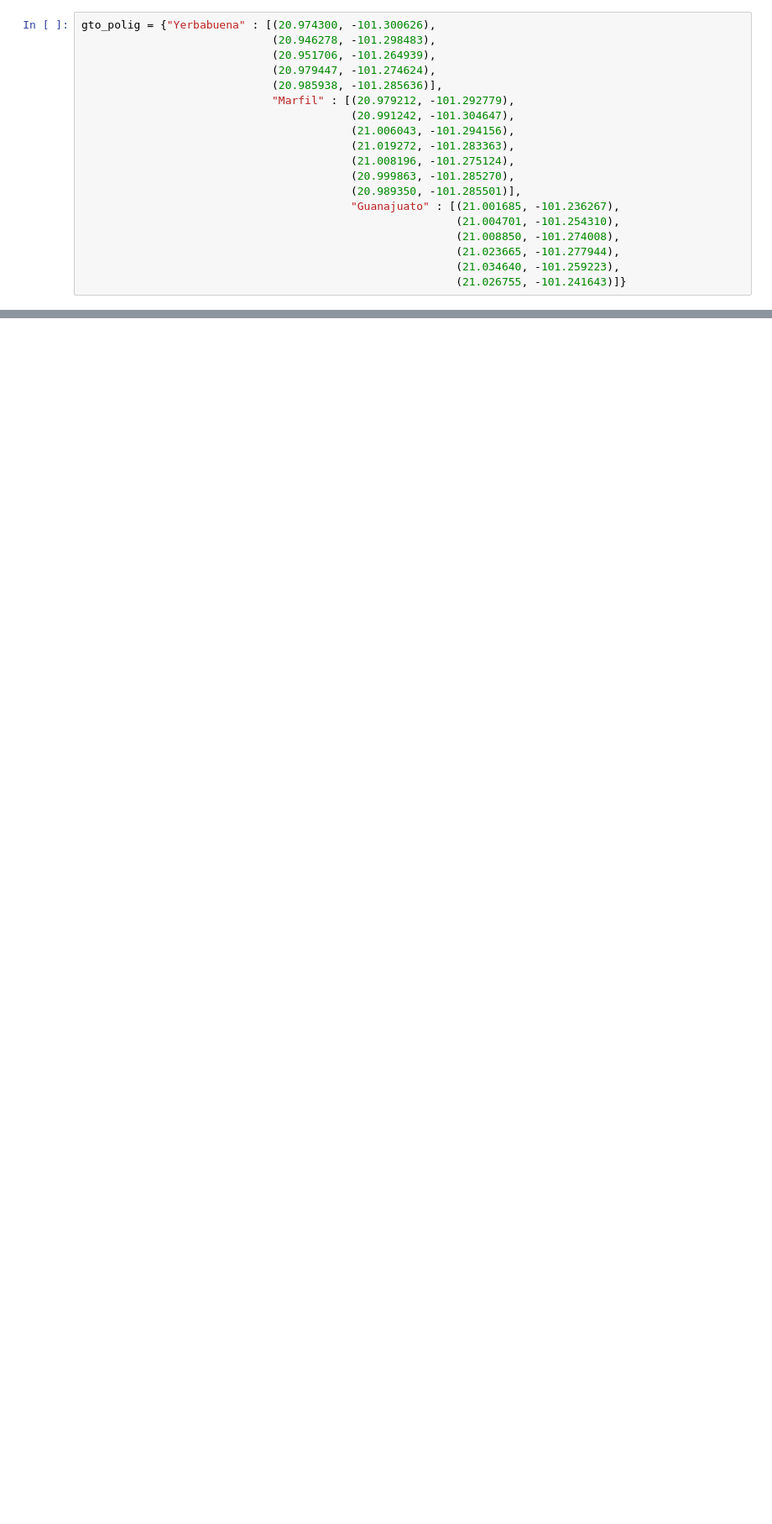
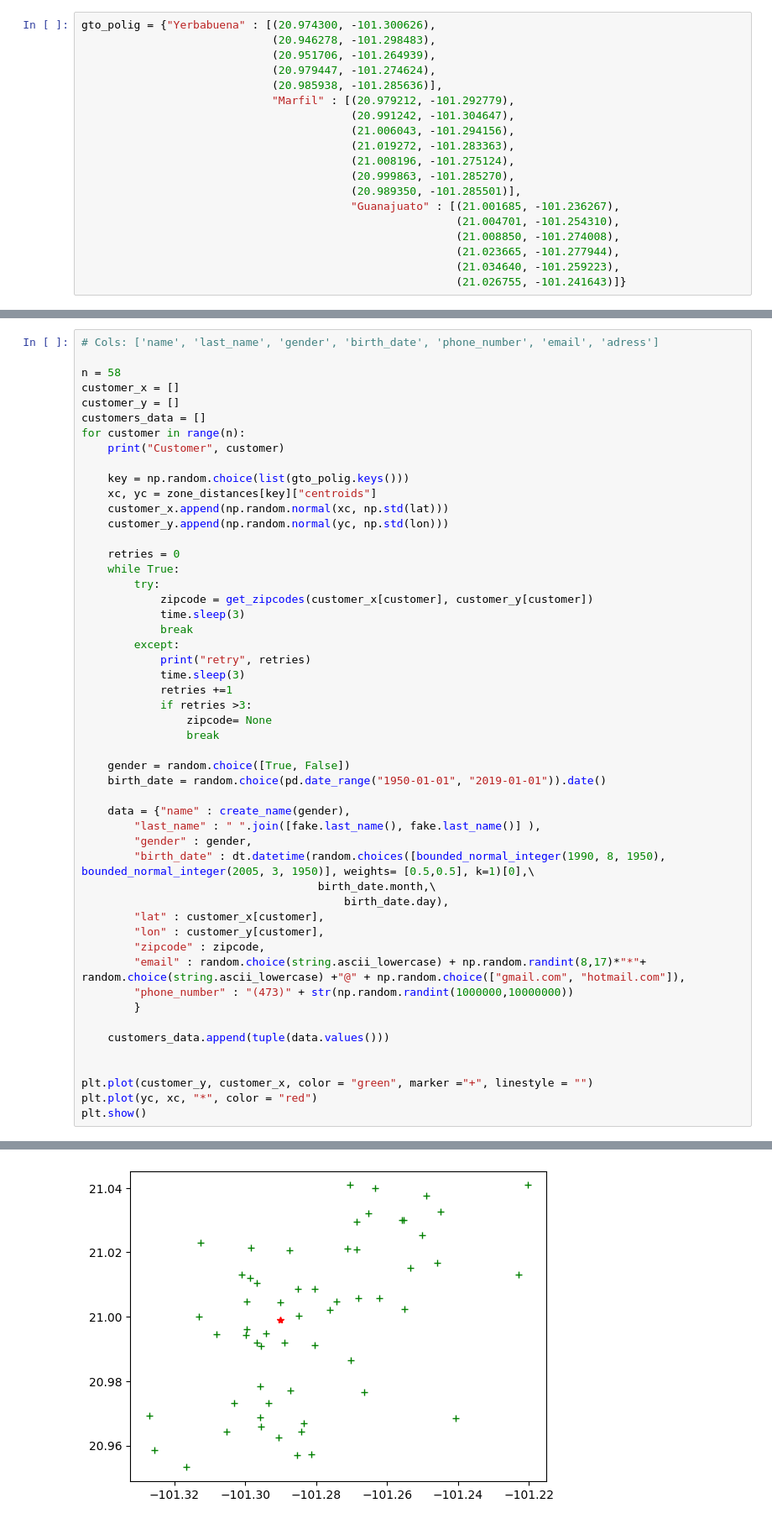
Before and after one commit to BrunoRodriguez274/Data_project, a Jupyter notebook: notebooks/customer_generator.ipynb, the cells around one changed output, grey strips where cells are left out. Shown at 84% size. Saved outputs shown, nothing was run; the diff lists cells and outputs as text; blank space fills up the shorter version.

```diff
--- a/notebooks/customer_generator.ipynb
+++ b/notebooks/customer_generator.ipynb
@@ -150,0 +169,52 @@ plt.show()
+# %%
+# Cols: ['name', 'last_name', 'gender', 'birth_date', 'phone_number', 'email', 'adress']
+
+n = 58
+customer_x = []
+customer_y = []
+customers_data = []
+for customer in range(n):
+    print("Customer", customer)
+
+    key = np.random.choice(list(gto_polig.keys()))
+    xc, yc = zone_distances[key]["centroids"]
+    customer_x.append(np.random.normal(xc, np.std(lat)))
+    customer_y.append(np.random.normal(yc, np.std(lon)))
+
+    retries = 0
+    while True:
+        try:
+            zipcode = get_zipcodes(customer_x[customer], customer_y[customer])
+            time.sleep(3)
+            break
+        except:
+            print("retry", retries)
+            time.sleep(3)
+            retries +=1
+            if retries >3:
+                zipcode= None
+                break
+
+    gender = random.choice([True, False])
+    birth_date = random.choice(pd.date_range("1950-01-01", "2019-01-01")).date()
+
+    data = {"name" : create_name(gender),
+        "last_name" : " ".join([fake.last_name(), fake.last_name()] ),
+        "gender" : gender,
+        "birth_date" : dt.datetime(random.choices([bounded_normal_integer(1990, 8, 1950), bounded_normal_integer(2005, 3, 1950)], weights= [0.5,0.5], k=1)[0],\
+                                    birth_date.month,\
+                                        birth_date.day),
+        "lat" : customer_x[customer],
+        "lon" : customer_y[customer],
+        "zipcode" : zipcode,
+        "email" : random.choice(string.ascii_lowercase) + np.random.randint(8,17)*"*"+ random.choice(string.ascii_lowercase) +"@" + np.random.choice(["gmail.com", "hotmail.com"]),
+        "phone_number" : "(473)" + str(np.random.randint(1000000,10000000))
+        }
+
+    customers_data.append(tuple(data.values()))
+
+
+plt.plot(customer_y, customer_x, color = "green", marker ="+", linestyle = "")
+plt.plot(yc, xc, "*", color = "red")
+plt.show()
+# %% [output]
@@ -150,0 +238 @@ plt.show()
+[figure, added]
```
Also changed, not shown: parts of 10 cells of this notebook, 3 other files.
